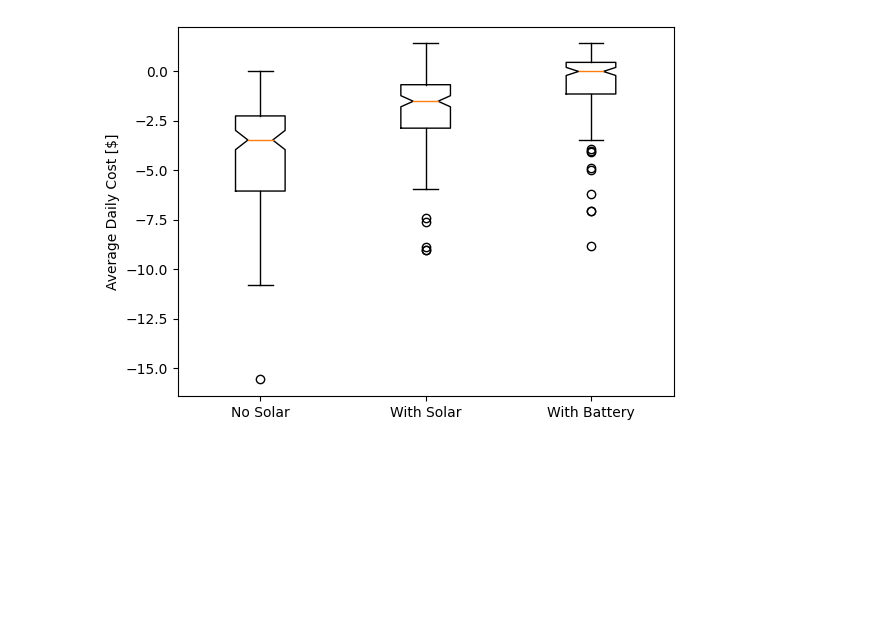
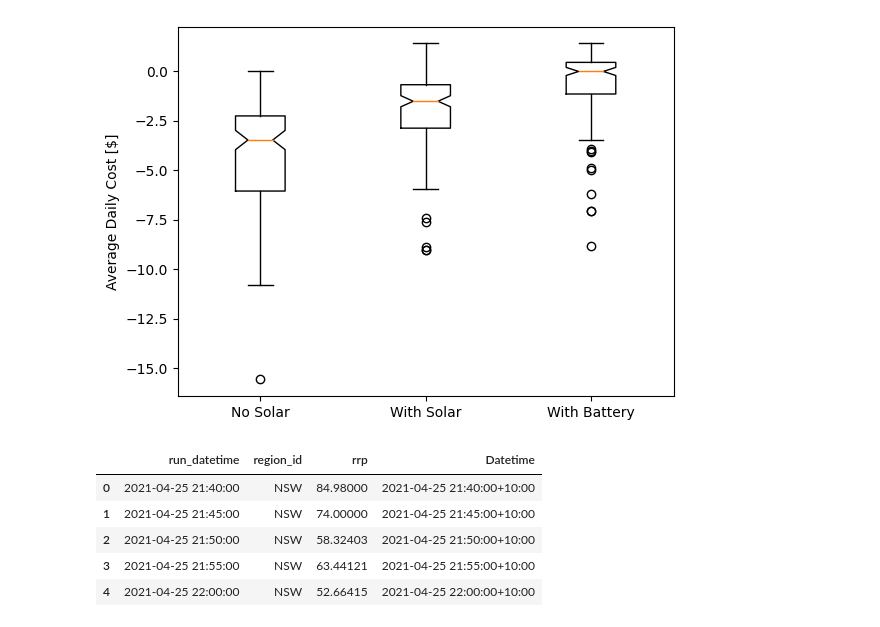
Before and after one commit to bcormier1/home-energy-optimizer, a Jupyter notebook: experiments/Benchmark Simulations - Simple Price.ipynb, the cells around one changed output. Cells and saved outputs as stored; diff of their text form; code cells hidden in the pictures; blank space fills up the shorter version.

```diff
--- a/experiments/Benchmark Simulations - Simple Price.ipynb
+++ b/experiments/Benchmark Simulations - Simple Price.ipynb
@@ -476,3 +476,46 @@ plt.xticks([1, 2, 3], ['No Solar', 'With Solar', 'With Battery'])
   Text(2, 0, 'With Solar'),
   Text(3, 0, 'With Battery')])
 [figure]
+# %%
+#Get Complex Pricing
+nsw_file = '../data/complex_pricing/nsw_nem_5min_merged.gzip'
+nsw_df = pd.read_parquet(nsw_file)
+nsw_df = nsw_df.replace("NSW1", "NSW")
+qld_file = '../data/complex_pricing/qld_nem_5min_merged.gzip'
+qld_df = pd.read_parquet(qld_file)
+qld_df = qld_df.replace("QLD1", "QLD")
+sa_file = '../data/complex_pricing/sa_nem_5min_merged.gzip'
+sa_df = pd.read_parquet(sa_file)
+sa_df = sa_df.replace("SA1", "SA")
+vic_file = '../data/complex_pricing/vic_nem_5min_merged.gzip'
+vic_df = pd.read_parquet(vic_file)
+vic_df = vic_df.replace("VIC1", "VIC")
+pricing_df = pd.concat([nsw_df,qld_df,sa_df,vic_df])
+del nsw_df, qld_df, sa_df, vic_df
+
+#Drop unused columns
+pricing_df = pricing_df.drop(columns=['total_demand', 'available_generation', 'available_load'])
+pricing_df = pricing_df.drop(columns=['demand_forecast', 'dispatchable_generation', 'dispatchable_load'])
+cols_to_drop = []
+for i in range(12):
+    column_name = str(i*5) + '_rrp'
+    cols_to_drop.append(column_name)
+    column_name = str(i*5) + '_total_demand'
+    cols_to_drop.append(column_name)
+    column_name = str(i*5) + '_available_generation'
+    cols_to_drop.append(column_name)
+
+pricing_df = pricing_df.drop(columns=cols_to_drop)
+
+### TODO!!!! Need to adjust to timezones!!!
+pricing_df['Datetime'] = pricing_df['run_datetime'].dt.tz_localize('Australia/Sydney', ambiguous='NaT',
+                                                                   nonexistent='NaT').dt.tz_convert('Australia/Sydney')
+
+pricing_df.head()
+# %% [output]
+|  | run_datetime | region_id | rrp | Datetime |
+| 0 | 2021-04-25 21:40:00 | NSW | 84.98000 | 2021-04-25 21:40:00+10:00 |
+| 1 | 2021-04-25 21:45:00 | NSW | 74.00000 | 2021-04-25 21:45:00+10:00 |
+| 2 | 2021-04-25 21:50:00 | NSW | 58.32403 | 2021-04-25 21:50:00+10:00 |
+| 3 | 2021-04-25 21:55:00 | NSW | 63.44121 | 2021-04-25 21:55:00+10:00 |
+| 4 | 2021-04-25 22:00:00 | NSW | 52.66415 | 2021-04-25 22:00:00+10:00 |
```
Also changed, not shown: parts of 4 cells of this notebook, 4 other files.
